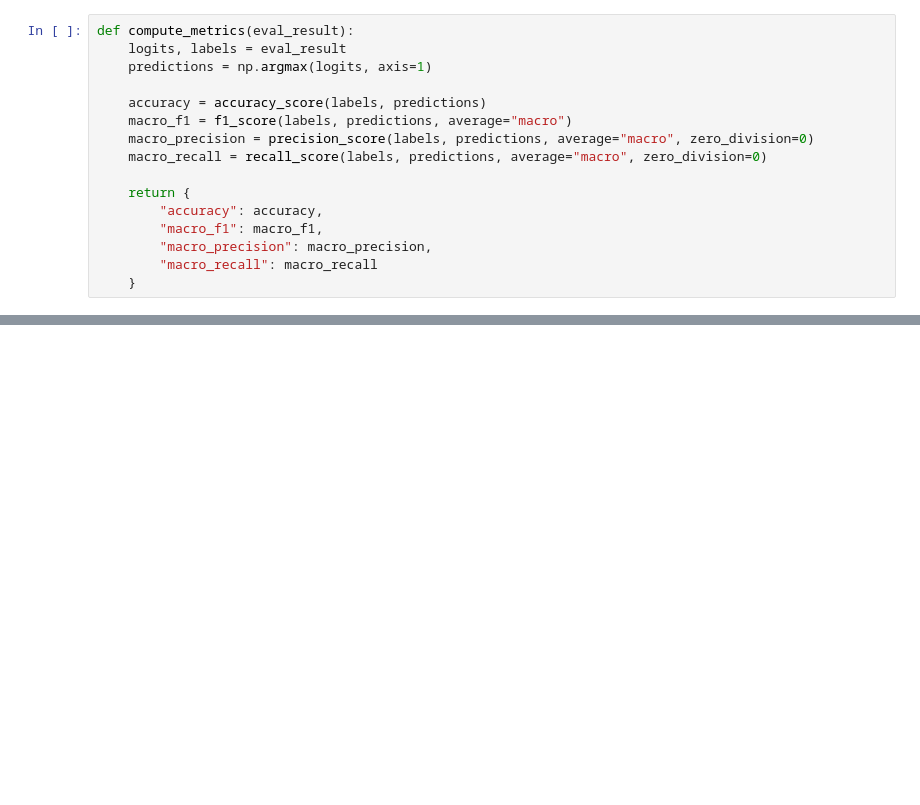
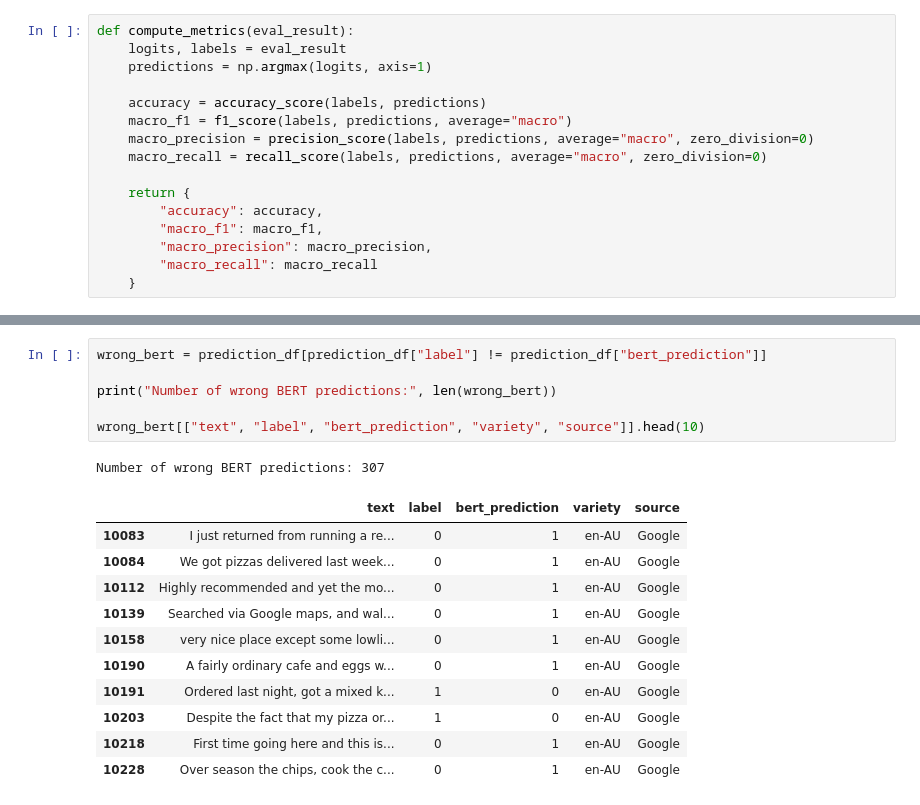
Before and after one commit to 104240199-creator/sentiment-sarcasm-analysis, a Jupyter notebook: notebooks/04_bert_sentiment.ipynb, the cells around one changed output, grey strips where cells are left out. Drawn from its saved outputs; the diff is of its cells as text; blank space fills up the shorter version.

```diff
--- a/notebooks/04_bert_sentiment.ipynb
+++ b/notebooks/04_bert_sentiment.ipynb
@@ -218,0 +336,19 @@ TypeError: Trainer.__init__() got an unexpected keyword argument 'tokenizer'
+# %%
+wrong_bert = prediction_df[prediction_df["label"] != prediction_df["bert_prediction"]]
+
+print("Number of wrong BERT predictions:", len(wrong_bert))
+
+wrong_bert[["text", "label", "bert_prediction", "variety", "source"]].head(10)
+# %% [output]
+Number of wrong BERT predictions: 307
+|  | text | label | bert_prediction | variety | source |
+| 10083 | I just returned from running a re... | 0 | 1 | en-AU | Google |
+| 10084 | We got pizzas delivered last week... | 0 | 1 | en-AU | Google |
+| 10112 | Highly recommended and yet the mo... | 0 | 1 | en-AU | Google |
+| 10139 | Searched via Google maps, and wal... | 0 | 1 | en-AU | Google |
+| 10158 | very nice place except some lowli... | 0 | 1 | en-AU | Google |
+| 10190 | A fairly ordinary cafe and eggs w... | 0 | 1 | en-AU | Google |
+| 10191 | Ordered last night, got a mixed k... | 1 | 0 | en-AU | Google |
+| 10203 | Despite the fact that my pizza or... | 1 | 0 | en-AU | Google |
+| 10218 | First time going here and this is... | 0 | 1 | en-AU | Google |
+| 10228 | Over season the chips, cook the c... | 0 | 1 | en-AU | Google |
```
Also changed, not shown: parts of 20 cells of this notebook, 37 other files.
